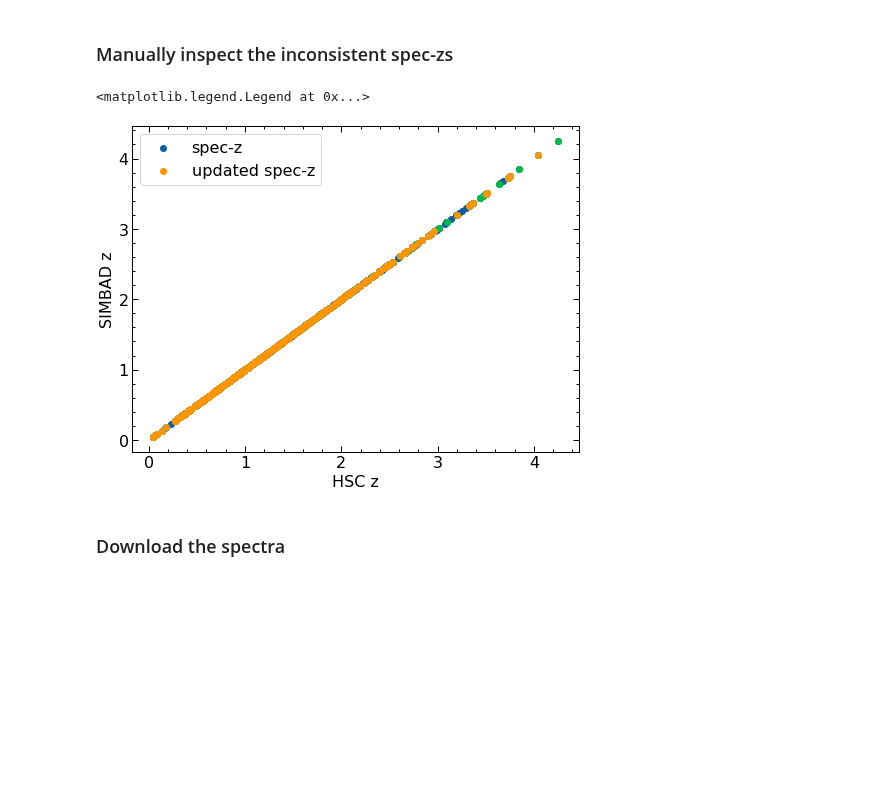
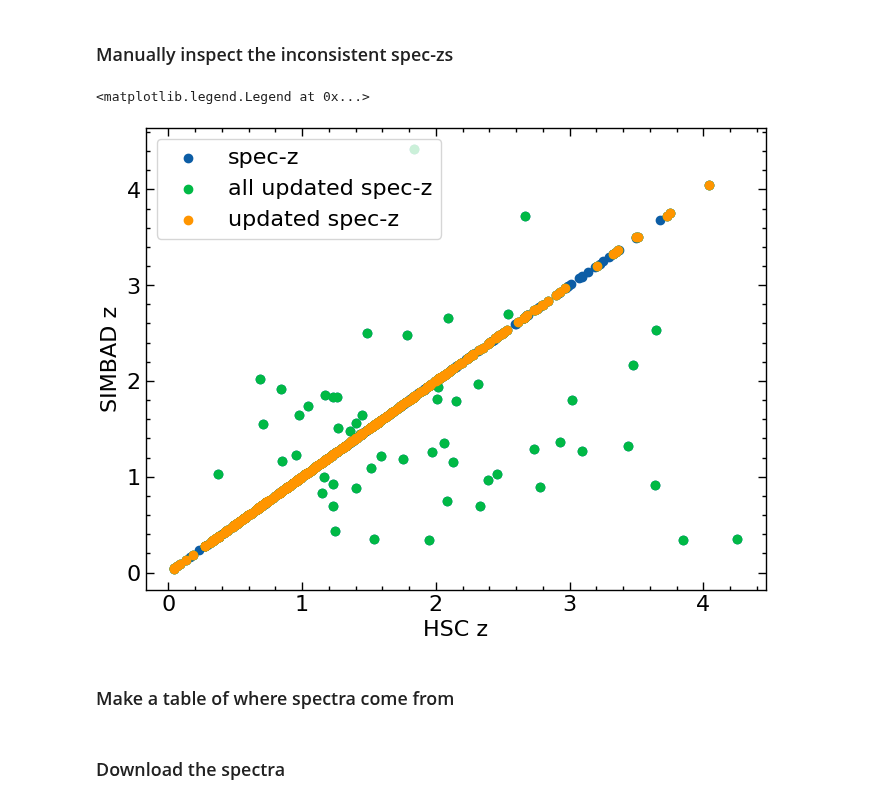
Before and after one commit to Chisen-Lupus/dwarf_agn_cosmos, a Jupyter notebook: hsc-ssp_specz.ipynb, the cells around one changed output. Saved outputs shown, nothing was run; the diff lists cells and outputs as text; code cells hidden in the pictures; blank space fills up the shorter version.

Commit message:
r_z and RVZ_QUAL correction

```diff
--- a/hsc-ssp_specz.ipynb
+++ b/hsc-ssp_specz.ipynb
@@ -75,7 +75,7 @@ result_table = customSimbad.query_region(cat_agn, radius=0.5*u.arcsec)
 # Sources with RVZ_WAVELENGTH == 'O' or rvz_qual!='E' should have an optical spectrum
 print(len(result_table[result_table['RVZ_WAVELENGTH']=='O']))
 
-mask_spec_simbad = (result_table['RVZ_WAVELENGTH']=='O')
+mask_spec_simbad = (result_table['RVZ_WAVELENGTH']=='O') & (result_table['RVZ_QUAL']!='E')
 result_table
 # %% [output]
 337
@@ -136,9 +136,9 @@ result_table['SCRIPT_NUMBER_ID'] #[unq_cnt>1]
 0 = SIMBAD spec-z
 # %%
 idx = result_table['SCRIPT_NUMBER_ID'].data.data - 1
-idx_simbad_specz = idx[(result_table['RVZ_WAVELENGTH']=='O')]
+idx_simbad_specz = idx[mask_spec_simbad]
 
-data_agn_updated = data_agn.copy()
+data_agn_updated = copy.deepcopy(data_agn)
 
 #for i in idx_simbad_specz:
 for j,i in enumerate(idx_simbad_specz):
@@ -146,7 +146,7 @@ for j,i in enumerate(idx_simbad_specz):
     if data_agn_updated['r_z'][i] > 2:
         data_agn_updated['r_z'][i] = 0
         #data_agn_updated['r_z'][i] = result_table['Z_VALUE'][i]
-        data_agn_updated['r_z'][i] = result_table['Z_VALUE'][j]
+        data_agn_updated['z'][i] = result_table['Z_VALUE'][j]
     # Check for inconsistent spec-z's...
 
 mask_specz_updated = data_agn_updated['r_z'] < 3
@@ -173,14 +182,16 @@ plt.legend(frameon=True, loc=4)
 ### Manually inspect the inconsistent spec-zs
 # %%
 plt.scatter(data_agn['z'], data_agn_updated['z'], label='spec-z')
-plt.scatter(data_agn['z'][mask_specz_updated], data_agn_updated['z'][mask_specz_updated])
+plt.scatter(data_agn['z'][mask_specz_updated], data_agn_updated['z'][mask_specz_updated], label='all updated spec-z')
 plt.scatter(data_agn['z'][mask_specz & mask_specz_updated], data_agn_updated['z'][mask_specz & mask_specz_updated], label='updated spec-z')
 plt.xlabel('HSC z')
 plt.ylabel('SIMBAD z')
 plt.legend(frameon=True)
 # %% [output]
 <matplotlib.legend.Legend at 0x...>
-[figure, old version]
+[figure, new version]
+# %% [markdown]
+### Make a table of where spectra come from
 # %% [markdown]
 ### Download the spectra
 # %%
```
Also changed, not shown: parts of 6 cells of this notebook, 1 other file.
